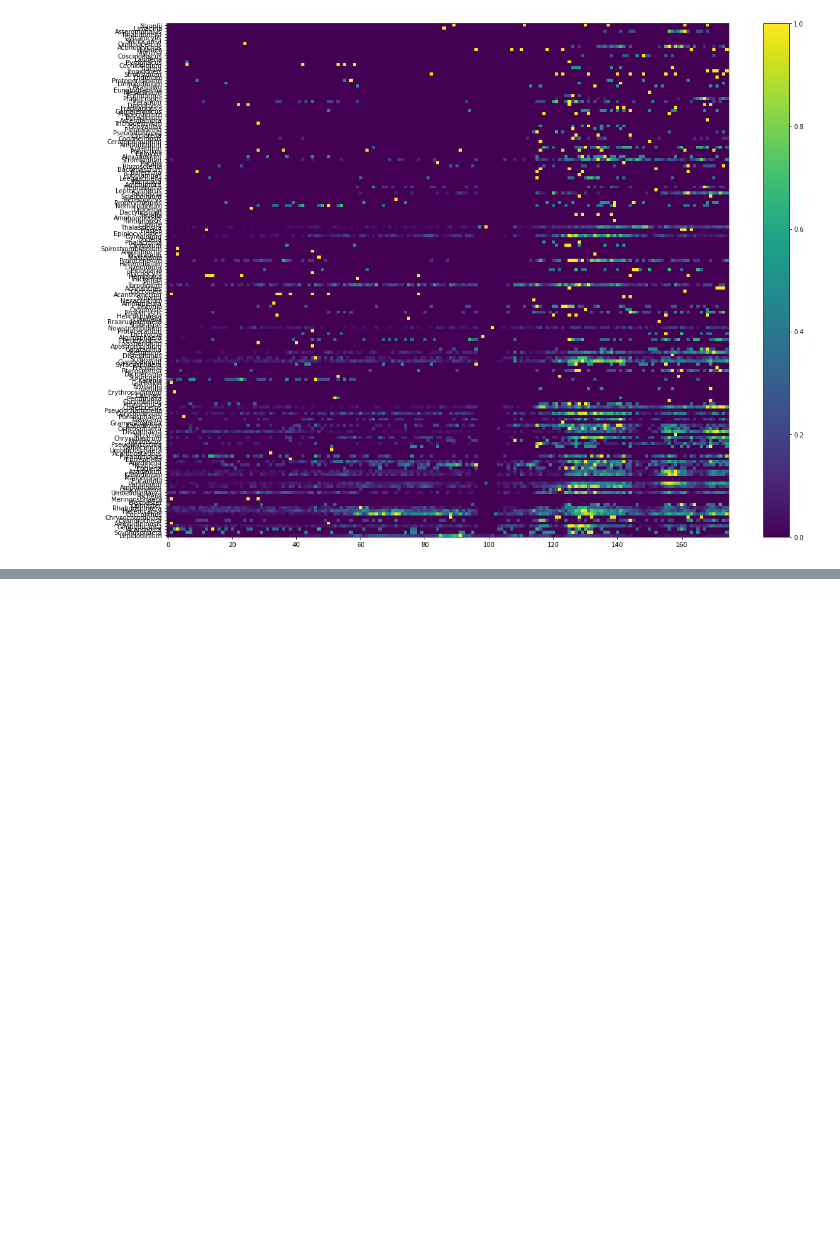
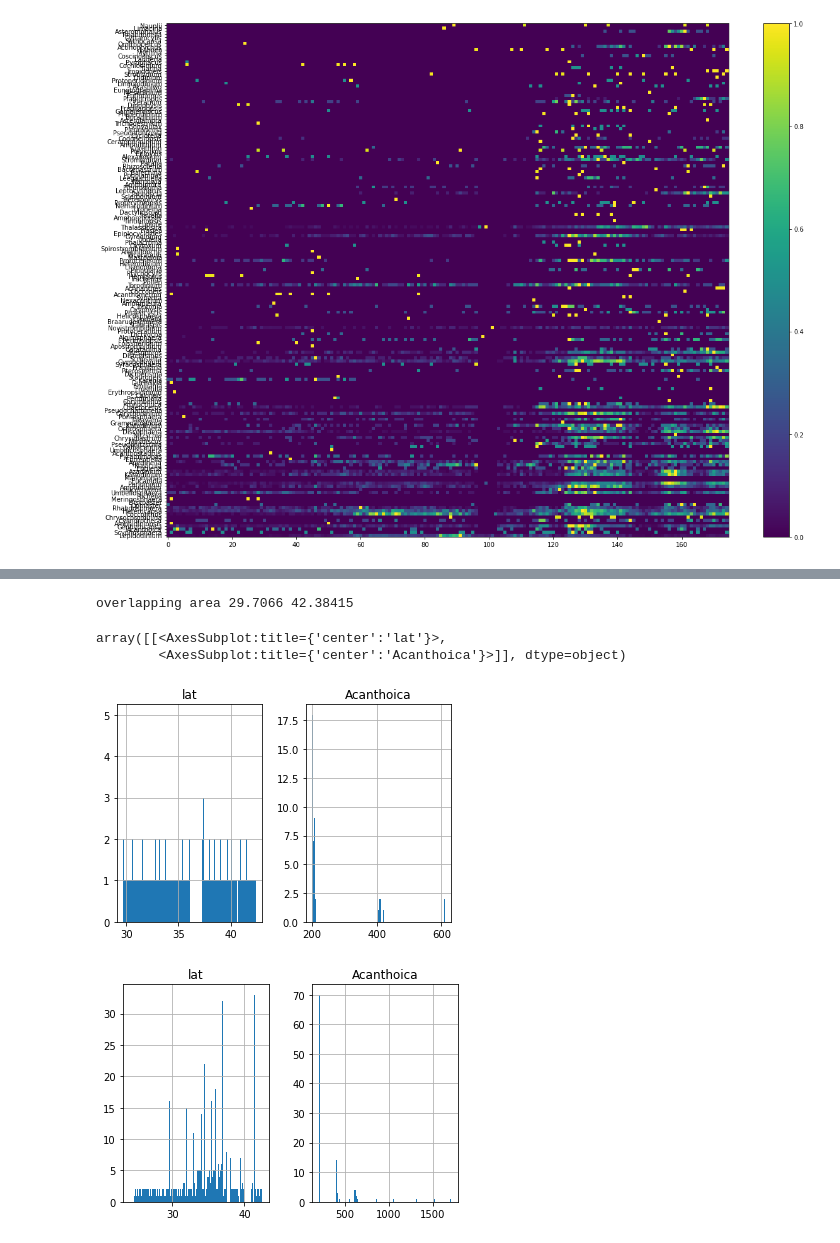
Before and after one commit to barbara42/simons_cmap_analysis, a Jupyter notebook: ifcb_analysis/IFCB Analysis.ipynb, the cells around one changed output, grey strips where cells are left out. Saved outputs shown, nothing was run; the diff lists cells and outputs as text; code cells hidden in the pictures; blank space fills up the shorter version.

```diff
--- a/ifcb_analysis/IFCB Analysis.ipynb
+++ b/ifcb_analysis/IFCB Analysis.ipynb
@@ -170,0 +211,34 @@ num genuses after cleaning: 34
+# %%
+# combine out and back heatmap
+# make a histogram for each genus (bins=delta lat, x=(stacked?)abundance
+import xarray as xr
+
+out_max_lat = out_hm.columns.max()
+out_min_lat = out_hm.columns.min()
+back_max_lat = back_hm.columns.max()
+back_min_lat = back_hm.columns.min()
+
+print("overlapping area", max(out_min_lat, back_min_lat), min(out_max_lat, back_max_lat))
+
+# split x-axis (latitude, columns) into N buckets
+# for each genus:
+#   for each bucket:
+#   - num_out = number of samples that occurred within this bucket from out_hm
+#   - num_back = number of samples that occurred within this bucket from back_hm
+#   - abund_out = sum of all abundances within that bucket from out_hm
+#   - abund_back = sum " " back_hm
+#   - avg_abund = (abund_out + abund_back) / (num_out + num_back)
+#   new_df[genus] =
+# %% [output]
+overlapping area 29.7066 42.38415
+# %%
+aca = 'Acanthoica'
+small_df = out_df[['lat', 'Acanthoica']]
+small_df.hist(bins=170)
+small_df2 = back_df[['lat', 'Acanthoica']]
+small_df2.hist(bins=170)
+# %% [output]
+array([[<AxesSubplot:title={'center':'lat'}>,
+        <AxesSubplot:title={'center':'Acanthoica'}>]], dtype=object)
+[figure, added]
+[figure, added]
```
Also changed, not shown: parts of 7 cells of this notebook.
